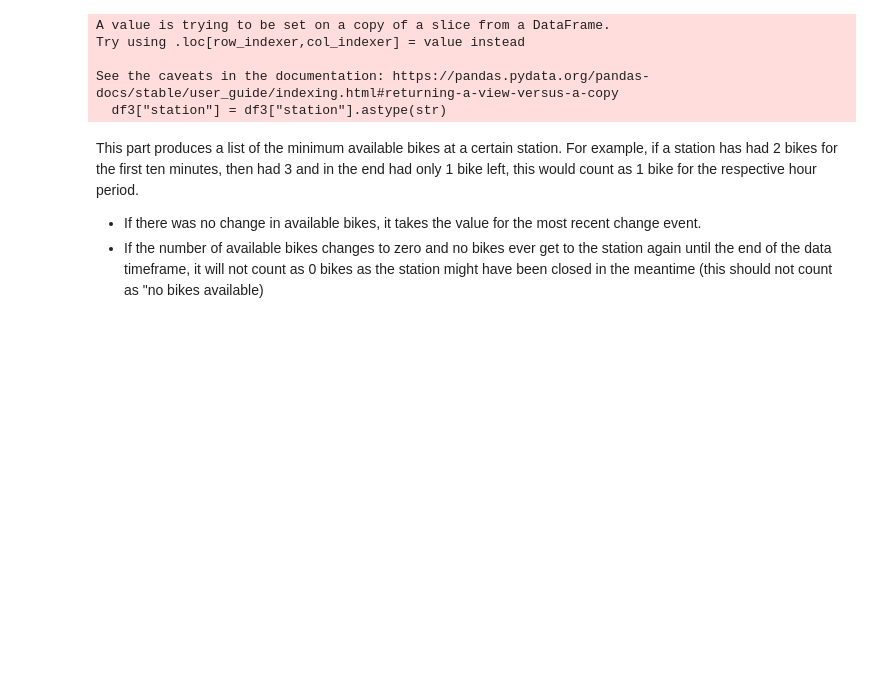
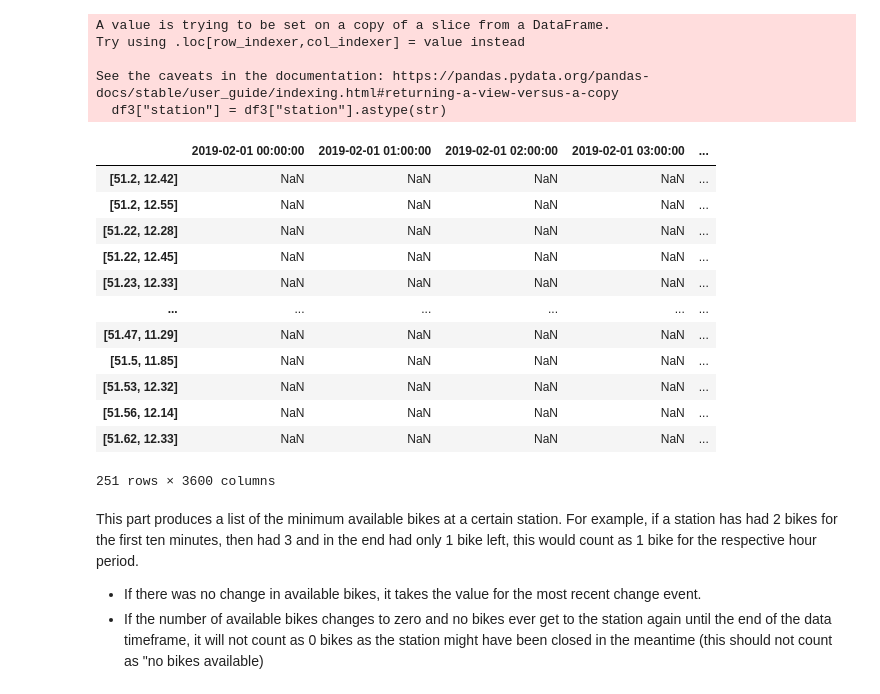
Before and after one commit to dakli002/Analytics, a Jupyter notebook: dataset-clean.ipynb, the cells around one changed output. Cells and saved outputs as stored; diff of their text form; code cells hidden in the pictures; blank space fills up the shorter version.

```diff
--- a/dataset-clean.ipynb
+++ b/dataset-clean.ipynb
@@ -344,6 +368,22 @@ Try using .loc[row_indexer,col_indexer] = value instead
 
 See the caveats in the documentation: https://pandas.pydata.org/pandas-docs/stable/user_guide/indexing.html#returning-a-view-versus-a-copy
   df3["station"] = df3["station"].astype(str)
+# %%
+df5
+# %% [output]
+|  | 2019-02-01 00:00:00 | 2019-02-01 01:00:00 | 2019-02-01 02:00:00 | 2019-02-01 03:00:00 | ... |
+| [51.2, 12.42] | NaN | NaN | NaN | NaN | ... |
+| [51.2, 12.55] | NaN | NaN | NaN | NaN | ... |
+| [51.22, 12.28] | NaN | NaN | NaN | NaN | ... |
+| [51.22, 12.45] | NaN | NaN | NaN | NaN | ... |
+| [51.23, 12.33] | NaN | NaN | NaN | NaN | ... |
+| ... | ... | ... | ... | ... | ... |
+| [51.47, 11.29] | NaN | NaN | NaN | NaN | ... |
+| [51.5, 11.85] | NaN | NaN | NaN | NaN | ... |
+| [51.53, 12.32] | NaN | NaN | NaN | NaN | ... |
+| [51.56, 12.14] | NaN | NaN | NaN | NaN | ... |
+| [51.62, 12.33] | NaN | NaN | NaN | NaN | ... |
+251 rows × 3600 columns
 # %% [markdown]
 This part produces a list of the minimum available bikes at a certain station. For example, if a station has had 2 bikes for the first ten minutes, then had 3 and in the end had only 1 bike left, this would count as 1 bike for the respective hour period.
 * If there was no change in available bikes, it takes the value for the most recent change event.
```
Also changed, not shown: parts of 5 cells of this notebook.
